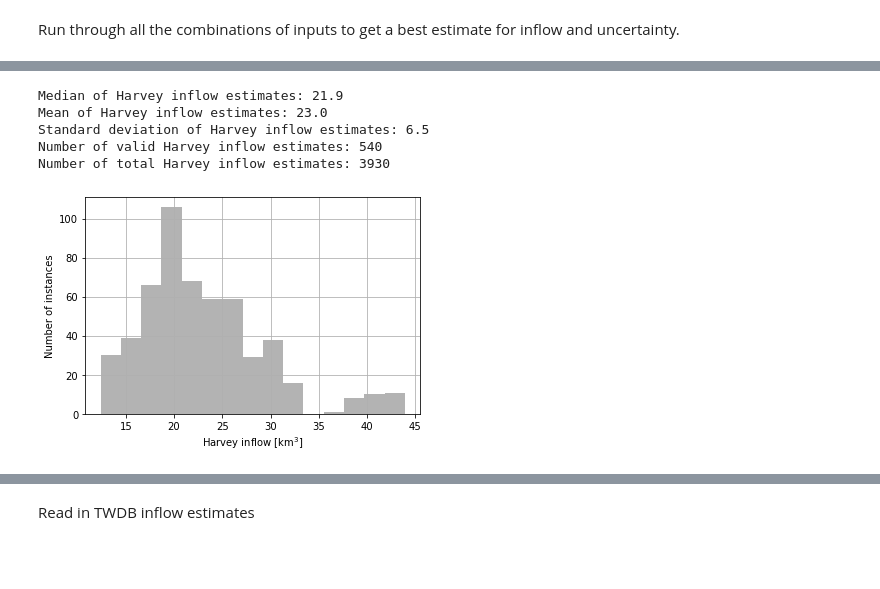
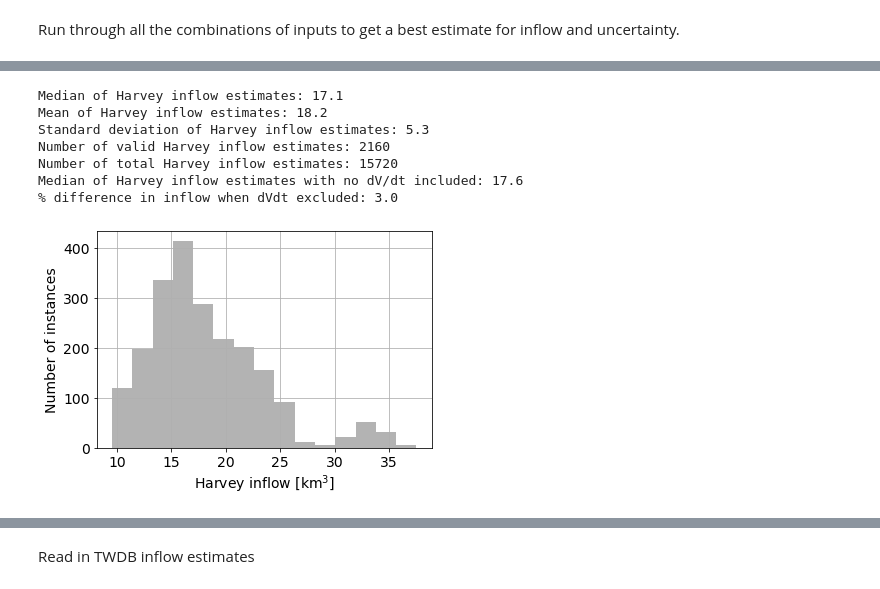
Before and after one commit to kthyng/harvey_inflow, a Jupyter notebook: notebooks/3_calculation.ipynb, the cells around one changed output, grey strips where cells are left out. Cells and saved outputs as stored; diff of their text form; code cells hidden in the pictures; blank space fills up the shorter version.

```diff
--- a/notebooks/3_calculation.ipynb
+++ b/notebooks/3_calculation.ipynb
@@ -371,22 +393,32 @@ Number of total Harvey inflow estimates: 39300
 # %%
-nptsmin = 0.8
+# nptsmin = 0.8
 
 inpts = harv['npts'] > nptsmin
 iharvey = (harv['date'] > pd.Timestamp('2017-7-25')) & (harv['date'] < pd.Timestamp('2017-9-24'))
 ibad2018 = harv['date'] > pd.Timestamp('2018-5-1')
 iuse = inpts & ~iharvey & ~ibad2018
 key = 'harvey inflow [km^3]'
-ax = (harv[key][iuse]*1000**2).hist(bins=15, color='0.7')
+ax = (harv[key][iuse]).hist(bins=15, color='0.7')
 ax.set_xlabel('Harvey inflow [km$^3$]')
 ax.set_ylabel('Number of instances')
 
-print('Median of Harvey inflow estimates: %2.1f' % (harv[key][iuse]*1000**2).median())
-print('Mean of Harvey inflow estimates: %2.1f' % (harv[key][iuse]*1000**2).mean())  # for reference
-print('Standard deviation of Harvey inflow estimates: %2.1f' % (harv[key][iuse]*1000**2).std())
+Vfw = harv[key][iuse].median()
+Vfwstd = harv[key][iuse].std()
+Vfw_nodVdt = harv['harvey inflow - no dVdt [km^3]'][iuse].median()
+
+print('Median of Harvey inflow estimates: %2.1f' % Vfw)
+print('Mean of Harvey inflow estimates: %2.1f' % harv[key][iuse].mean())  # for reference
+print('Standard deviation of Harvey inflow estimates: %2.1f' % Vfwstd)
 print('Number of valid Harvey inflow estimates: %2i' % len(harv[iuse]))
 print('Number of total Harvey inflow estimates: %2i' % len(harv))
+print('Median of Harvey inflow estimates with no dV/dt included: %2.1f' % Vfw_nodVdt)
+print('%% difference in inflow when dVdt excluded: %2.1f' % ((Vfw_nodVdt-Vfw)/Vfw*100))
 
-Vfw = harv[key][iuse].median()
 
-# plt.savefig('../figures/histogram.pdf', bbox_inches='tight')
+# # overlay a few lines
+# ylims = ax.get_ylim()
+# ax.vlines(Vfw, *ylims, lw=2)
+# ax.vlines(Vfw - Vfwstd, *ylims, lw=2)
+
+plt.savefig('../figures/histogram.pdf', bbox_inches='tight')
 # %% [output]
@@ -399,28 +433,40 @@ Number of total Harvey inflow estimates: 9825
 # %%
-nptsmin = 0.8
+# nptsmin = 0.8
 
 inpts = harv['npts'] > nptsmin
 iharvey = (harv['date'] > pd.Timestamp('2017-7-25')) & (harv['date'] < pd.Timestamp('2017-9-24'))
 ibad2018 = harv['date'] > pd.Timestamp('2018-5-1')
 iuse = inpts & ~iharvey & ~ibad2018
 key = 'harvey inflow [km^3]'
-ax = harv[key][iuse].hist(bins=15, color='0.7')
+ax = (harv[key][iuse]).hist(bins=15, color='0.7')
 ax.set_xlabel('Harvey inflow [km$^3$]')
 ax.set_ylabel('Number of instances')
 
-print('Median of Harvey inflow estimates: %2.1f' % harv[key][iuse].median())
+Vfw = harv[key][iuse].median()
+Vfwstd = harv[key][iuse].std()
+Vfw_nodVdt = harv['harvey inflow - no dVdt [km^3]'][iuse].median()
+
+print('Median of Harvey inflow estimates: %2.1f' % Vfw)
 print('Mean of Harvey inflow estimates: %2.1f' % harv[key][iuse].mean())  # for reference
-print('Standard deviation of Harvey inflow estimates: %2.1f' % harv[key][iuse].std())
+print('Standard deviation of Harvey inflow estimates: %2.1f' % Vfwstd)
 print('Number of valid Harvey inflow estimates: %2i' % len(harv[iuse]))
 print('Number of total Harvey inflow estimates: %2i' % len(harv))
+print('Median of Harvey inflow estimates with no dV/dt included: %2.1f' % Vfw_nodVdt)
+print('%% difference in inflow when dVdt excluded: %2.1f' % ((Vfw_nodVdt-Vfw)/Vfw*100))
 
-Vfw = harv[key][iuse].median()
+
+# # overlay a few lines
+# ylims = ax.get_ylim()
+# ax.vlines(Vfw, *ylims, lw=2)
+# ax.vlines(Vfw - Vfwstd, *ylims, lw=2)
 
 plt.savefig('../figures/histogram.pdf', bbox_inches='tight')
 # %% [output]
-Median of Harvey inflow estimates: 21.9
-Mean of Harvey inflow estimates: 23.0
-Standard deviation of Harvey inflow estimates: 6.5
-Number of valid Harvey inflow estimates: 540
-Number of total Harvey inflow estimates: 3930
+Median of Harvey inflow estimates: 17.1
+Mean of Harvey inflow estimates: 18.2
+Standard deviation of Harvey inflow estimates: 5.3
+Number of valid Harvey inflow estimates: 2160
+Number of total Harvey inflow estimates: 15720
+Median of Harvey inflow estimates with no dV/dt included: 17.6
+% difference in inflow when dVdt excluded: 3.0
-[figure, old version]
+[figure, new version]
```
Also changed, not shown: parts of 51 cells of this notebook, 5 other files.
